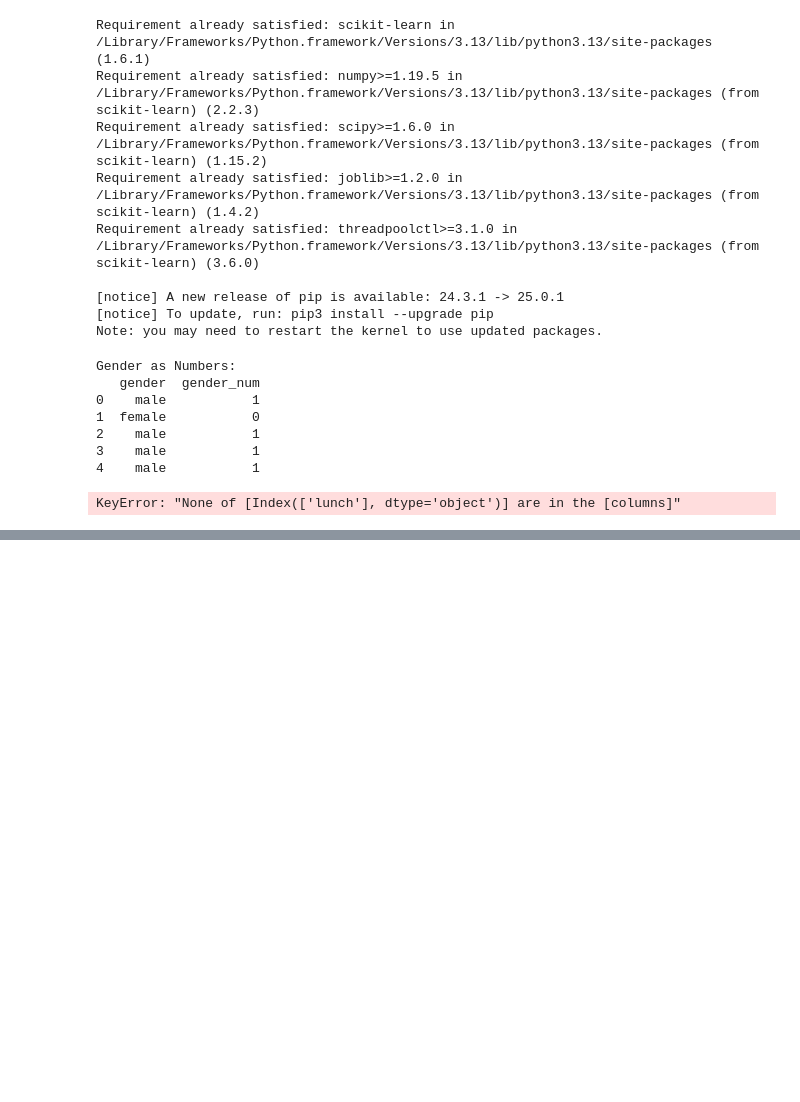
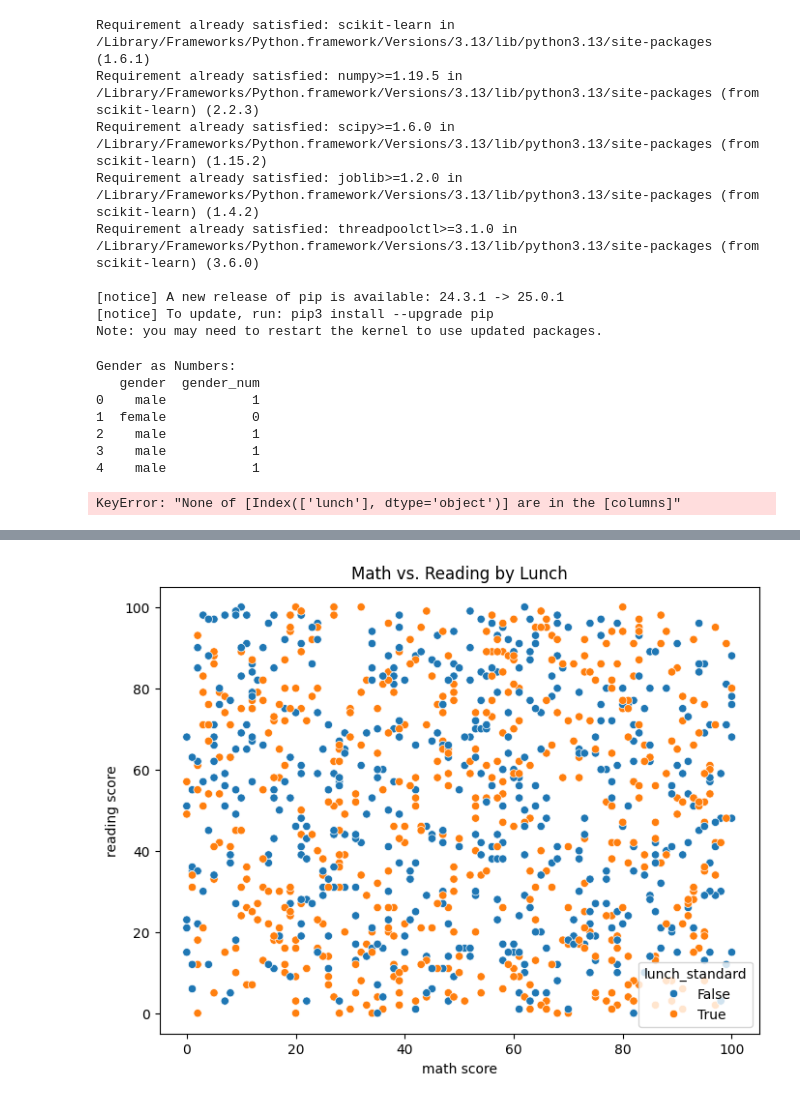
Before and after one commit to Pankaj-Str/codeswithpankaj.com-Machine-Learning, a Jupyter notebook: Exploratory Data Analysis (EDA)/EDA_CWPC.ipynb, the cells around one changed output, grey strips where cells are left out. Cells and saved outputs as stored; diff of their text form; code cells hidden in the pictures; blank space fills up the shorter version.

```diff
--- a/Exploratory Data Analysis (EDA)/EDA_CWPC.ipynb
+++ b/Exploratory Data Analysis (EDA)/EDA_CWPC.ipynb
@@ -117,0 +157,7 @@ Dummy variables for 'lunch' already exist.
+# %%
+plt.figure(figsize=(8, 6))
+sns.scatterplot(x='math score', y='reading score', hue='lunch_standard', data=data)
+plt.title('Math vs. Reading by Lunch')
+plt.show()
+# %% [output]
+[figure, added]
```
Also changed, not shown: parts of 6 cells of this notebook.
